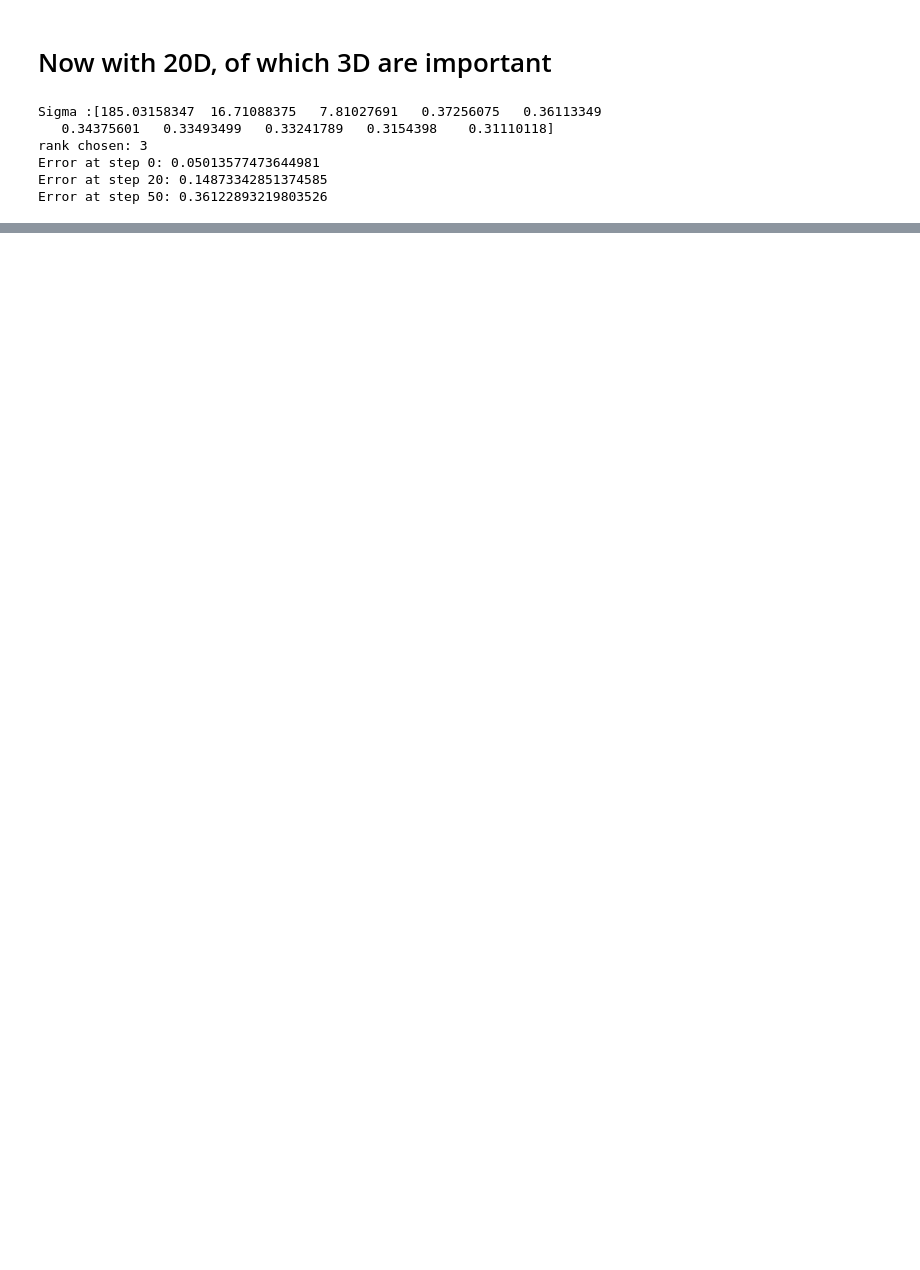
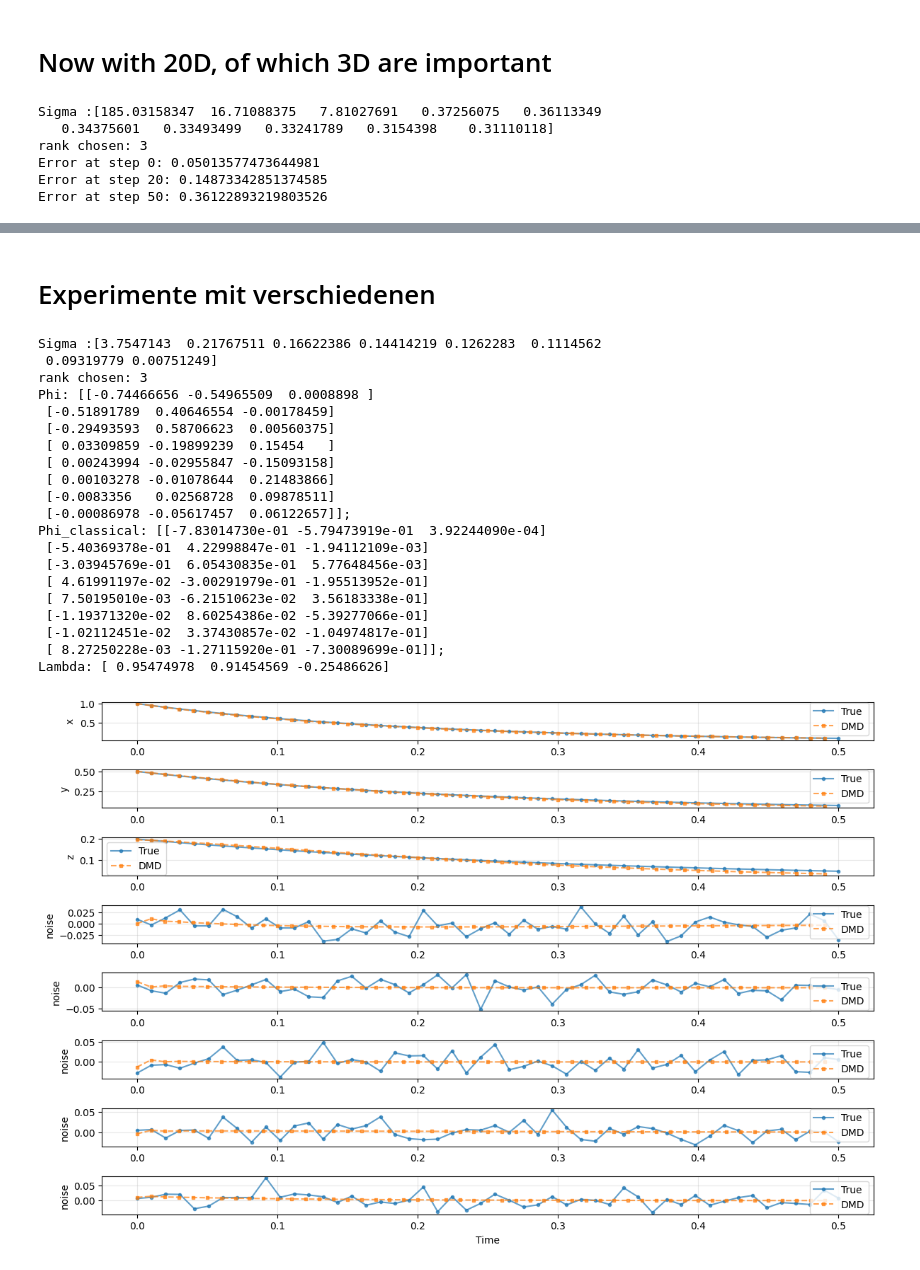
Before and after one commit to lukas-kramer07/DMD, a Jupyter notebook: src/dmd_sim.ipynb, the cells around one changed output, grey strips where cells are left out. Drawn from its saved outputs; the diff is of its cells as text; code cells hidden in the pictures; blank space fills up the shorter version.

```diff
--- a/src/dmd_sim.ipynb
+++ b/src/dmd_sim.ipynb
@@ -196,7 +196,7 @@ Time horizon: 0.11 seconds
 # %% [markdown]
 # Complete DMD prediction function
 # %%
-def dmd_pred(snapshots,energy, x0):
+def dmd_pred(snapshots,energy):
     X = np.array(snapshots)[:,:-1]
     X_prime = np.array(snapshots)[:,1:]
     U, Sigma, Vt = svd(X, full_matrices=False)
@@ -212,11 +212,12 @@ def dmd_pred(snapshots,energy, x0):
     A_tilde = U_r.T @ X_prime @ Vt_r.T @ np.linalg.inv(np.diag(Sigma_r))
 
     Lambda, W = np.linalg.eig(A_tilde)
-    Phi = U_r @ W
+    Phi = X_prime @ Vt_r.T @ np.linalg.inv(np.diag(Sigma_r)) @ W
+    Phi_classical = U_r @ W
 
-    b, _, _, _ = np.linalg.lstsq(Phi, x0, rcond=None)
+    b, _, _, _ = np.linalg.lstsq(Phi, snapshots[:,0:1], rcond=None)
     b = b.flatten()
     def dmd_predict(k):
         x_pred = Phi @ (Lambda**k * b)
         return np.real(x_pred).flatten()
-    return dmd_predict
+    return dmd_predict, Phi, Phi_classical, Lambda
@@ -269,0 +325,41 @@ Error at step 50: 0.36122893219803526
+# %% [markdown]
+# Experimente mit verschiedenen
+# %%
+def fast_decay(t, state):
+    x, y, z = state
+    dxdt = -5*x + 0.1*y
+    dydt = -4*y + 0.05*z
+    dzdt = -3*z + 0.02*x
+    return [dxdt, dydt, dzdt]
+
+x0 = np.array([1.0, 0.5, 0.2])
+t = 0.5
+steps = 50
+
+# DMD Parameters
+noise_dims = 5  # 3 echte + 7 Rauschen = 10D
+energy_threshold = 0.995  # 99%
+
+dmd_plot(energy_threshold,t,steps,fast_decay,x0,noise_dims)
+# %% [output]
+Sigma :[3.7547143  0.21767511 0.16622386 0.14414219 0.1262283  0.1114562
+ 0.09319779 0.00751249]
+rank chosen: 3
+Phi: [[-0.74466656 -0.54965509  0.0008898 ]
+ [-0.51891789  0.40646554 -0.00178459]
+ [-0.29493593  0.58706623  0.00560375]
+ [ 0.03309859 -0.19899239  0.15454   ]
+ [ 0.00243994 -0.02955847 -0.15093158]
+ [ 0.00103278 -0.01078644  0.21483866]
+ [-0.0083356   0.02568728  0.09878511]
+ [-0.00086978 -0.05617457  0.06122657]];
+Phi_classical: [[-7.83014730e-01 -5.79473919e-01  3.92244090e-04]
+ [-5.40369378e-01  4.22998847e-01 -1.94112109e-03]
+ [-3.03945769e-01  6.05430835e-01  5.77648456e-03]
+ [ 4.61991197e-02 -3.00291979e-01 -1.95513952e-01]
+ [ 7.50195010e-03 -6.21510623e-02  3.56183338e-01]
+ [-1.19371320e-02  8.60254386e-02 -5.39277066e-01]
+ [-1.02112451e-02  3.37430857e-02 -1.04974817e-01]
+ [ 8.27250228e-03 -1.27115920e-01 -7.30089699e-01]];
+Lambda: [ 0.95474978  0.91454569 -0.25486626]
+[figure, added]
```
Also changed, not shown: parts of 8 cells of this notebook.
